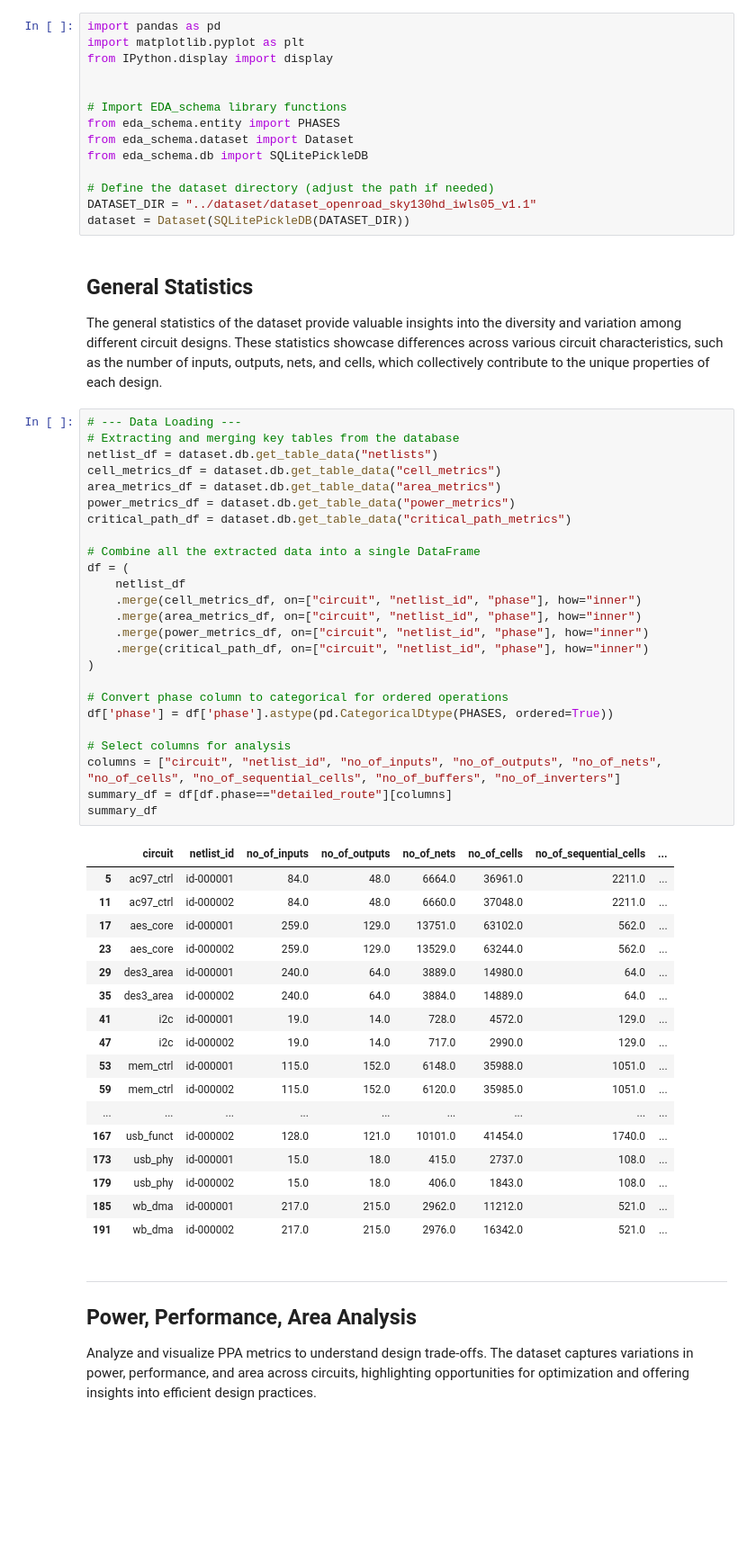
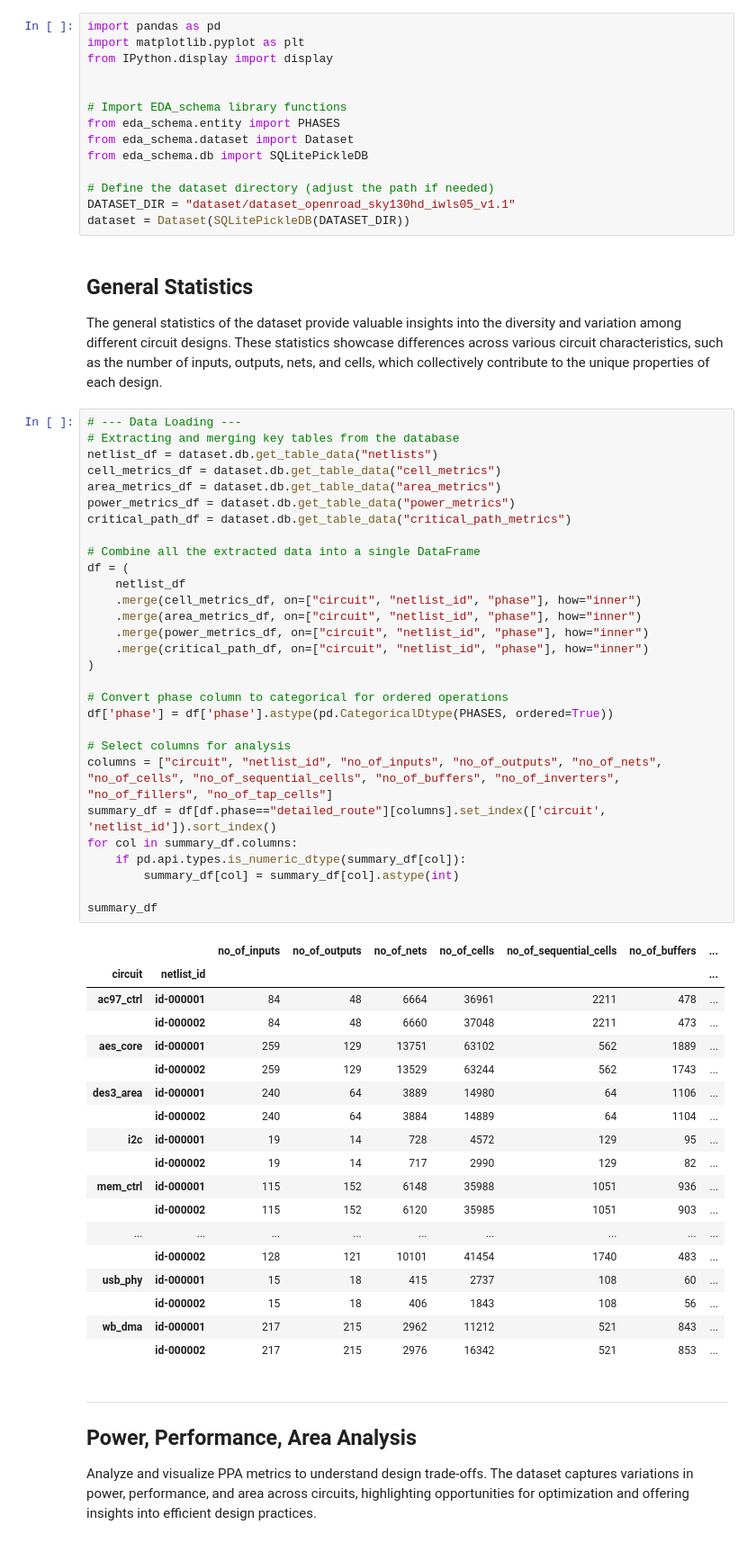
Before and after one commit to drexel-ice/EDA-schema, a Jupyter notebook: notebooks/IWLS05-OpenROAD-sky130hd-dataset-v1.1-Analysis.ipynb, the cells around one changed output. Shown: that part at 90% size. Cells and saved outputs as stored; diff of their text form; blank space fills up the shorter version.

```diff
--- a/notebooks/IWLS05-OpenROAD-sky130hd-dataset-v1.1-Analysis.ipynb
+++ b/notebooks/IWLS05-OpenROAD-sky130hd-dataset-v1.1-Analysis.ipynb
@@ -56,7 +56,7 @@ from eda_schema.dataset import Dataset
 from eda_schema.db import SQLitePickleDB
 
 # Define the dataset directory (adjust the path if needed)
-DATASET_DIR = "../dataset/dataset_openroad_sky130hd_iwls05_v1.1"
+DATASET_DIR = "dataset/dataset_openroad_sky130hd_iwls05_v1.1"
 dataset = Dataset(SQLitePickleDB(DATASET_DIR))
 # %% [markdown]
 ## General Statistics
@@ -65,46 +65,51 @@ The general statistics of the dataset provide valuable insights into the diversi
 # %%
 # --- Data Loading ---
 # Extracting and merging key tables from the database
 netlist_df = dataset.db.get_table_data("netlists")
 cell_metrics_df = dataset.db.get_table_data("cell_metrics")
 area_metrics_df = dataset.db.get_table_data("area_metrics")
 power_metrics_df = dataset.db.get_table_data("power_metrics")
 critical_path_df = dataset.db.get_table_data("critical_path_metrics")
 
 # Combine all the extracted data into a single DataFrame
 df = (
     netlist_df
     .merge(cell_metrics_df, on=["circuit", "netlist_id", "phase"], how="inner")
     .merge(area_metrics_df, on=["circuit", "netlist_id", "phase"], how="inner")
     .merge(power_metrics_df, on=["circuit", "netlist_id", "phase"], how="inner")
     .merge(critical_path_df, on=["circuit", "netlist_id", "phase"], how="inner")
 )
 
 # Convert phase column to categorical for ordered operations
 df['phase'] = df['phase'].astype(pd.CategoricalDtype(PHASES, ordered=True))
 
 # Select columns for analysis
-columns = ["circuit", "netlist_id", "no_of_inputs", "no_of_outputs", "no_of_nets", "no_of_cells", "no_of_sequential_cells", "no_of_buffers", "no_of_inverters"]
-summary_df = df[df.phase=="detailed_route"][columns]
+columns = ["circuit", "netlist_id", "no_of_inputs", "no_of_outputs", "no_of_nets", "no_of_cells", "no_of_sequential_cells", "no_of_buffers", "no_of_inverters", "no_of_fillers", "no_of_tap_cells"]
+summary_df = df[df.phase=="detailed_route"][columns].set_index(['circuit', 'netlist_id']).sort_index()
+for col in summary_df.columns:
+    if pd.api.types.is_numeric_dtype(summary_df[col]):
+        summary_df[col] = summary_df[col].astype(int)
+
 summary_df
 # %% [output]
-|  | circuit | netlist_id | no_of_inputs | no_of_outputs | no_of_nets | no_of_cells | no_of_sequential_cells | ... |
-| 5 | ac97_ctrl | id-000001 | 84.0 | 48.0 | 6664.0 | 36961.0 | 2211.0 | ... |
-| 11 | ac97_ctrl | id-000002 | 84.0 | 48.0 | 6660.0 | 37048.0 | 2211.0 | ... |
-| 17 | aes_core | id-000001 | 259.0 | 129.0 | 13751.0 | 63102.0 | 562.0 | ... |
-| 23 | aes_core | id-000002 | 259.0 | 129.0 | 13529.0 | 63244.0 | 562.0 | ... |
-| 29 | des3_area | id-000001 | 240.0 | 64.0 | 3889.0 | 14980.0 | 64.0 | ... |
-| 35 | des3_area | id-000002 | 240.0 | 64.0 | 3884.0 | 14889.0 | 64.0 | ... |
-| 41 | i2c | id-000001 | 19.0 | 14.0 | 728.0 | 4572.0 | 129.0 | ... |
-| 47 | i2c | id-000002 | 19.0 | 14.0 | 717.0 | 2990.0 | 129.0 | ... |
-| 53 | mem_ctrl | id-000001 | 115.0 | 152.0 | 6148.0 | 35988.0 | 1051.0 | ... |
-| 59 | mem_ctrl | id-000002 | 115.0 | 152.0 | 6120.0 | 35985.0 | 1051.0 | ... |
+|  |  | no_of_inputs | no_of_outputs | no_of_nets | no_of_cells | no_of_sequential_cells | no_of_buffers | ... |
+| circuit | netlist_id |  |  |  |  |  |  | ... |
+| ac97_ctrl | id-000001 | 84 | 48 | 6664 | 36961 | 2211 | 478 | ... |
+|  | id-000002 | 84 | 48 | 6660 | 37048 | 2211 | 473 | ... |
+| aes_core | id-000001 | 259 | 129 | 13751 | 63102 | 562 | 1889 | ... |
+|  | id-000002 | 259 | 129 | 13529 | 63244 | 562 | 1743 | ... |
+| des3_area | id-000001 | 240 | 64 | 3889 | 14980 | 64 | 1106 | ... |
+|  | id-000002 | 240 | 64 | 3884 | 14889 | 64 | 1104 | ... |
+| i2c | id-000001 | 19 | 14 | 728 | 4572 | 129 | 95 | ... |
+|  | id-000002 | 19 | 14 | 717 | 2990 | 129 | 82 | ... |
+| mem_ctrl | id-000001 | 115 | 152 | 6148 | 35988 | 1051 | 936 | ... |
+|  | id-000002 | 115 | 152 | 6120 | 35985 | 1051 | 903 | ... |
 | ... | ... | ... | ... | ... | ... | ... | ... | ... |
-| 167 | usb_funct | id-000002 | 128.0 | 121.0 | 10101.0 | 41454.0 | 1740.0 | ... |
-| 173 | usb_phy | id-000001 | 15.0 | 18.0 | 415.0 | 2737.0 | 108.0 | ... |
-| 179 | usb_phy | id-000002 | 15.0 | 18.0 | 406.0 | 1843.0 | 108.0 | ... |
-| 185 | wb_dma | id-000001 | 217.0 | 215.0 | 2962.0 | 11212.0 | 521.0 | ... |
-| 191 | wb_dma | id-000002 | 217.0 | 215.0 | 2976.0 | 16342.0 | 521.0 | ... |
+|  | id-000002 | 128 | 121 | 10101 | 41454 | 1740 | 483 | ... |
+| usb_phy | id-000001 | 15 | 18 | 415 | 2737 | 108 | 60 | ... |
+|  | id-000002 | 15 | 18 | 406 | 1843 | 108 | 56 | ... |
+| wb_dma | id-000001 | 217 | 215 | 2962 | 11212 | 521 | 843 | ... |
+|  | id-000002 | 217 | 215 | 2976 | 16342 | 521 | 853 | ... |
 # %% [markdown]
 ---
 ## Power, Performance, Area Analysis
```
Also changed, not shown: parts of 1 cell of this notebook, 10 other files.
